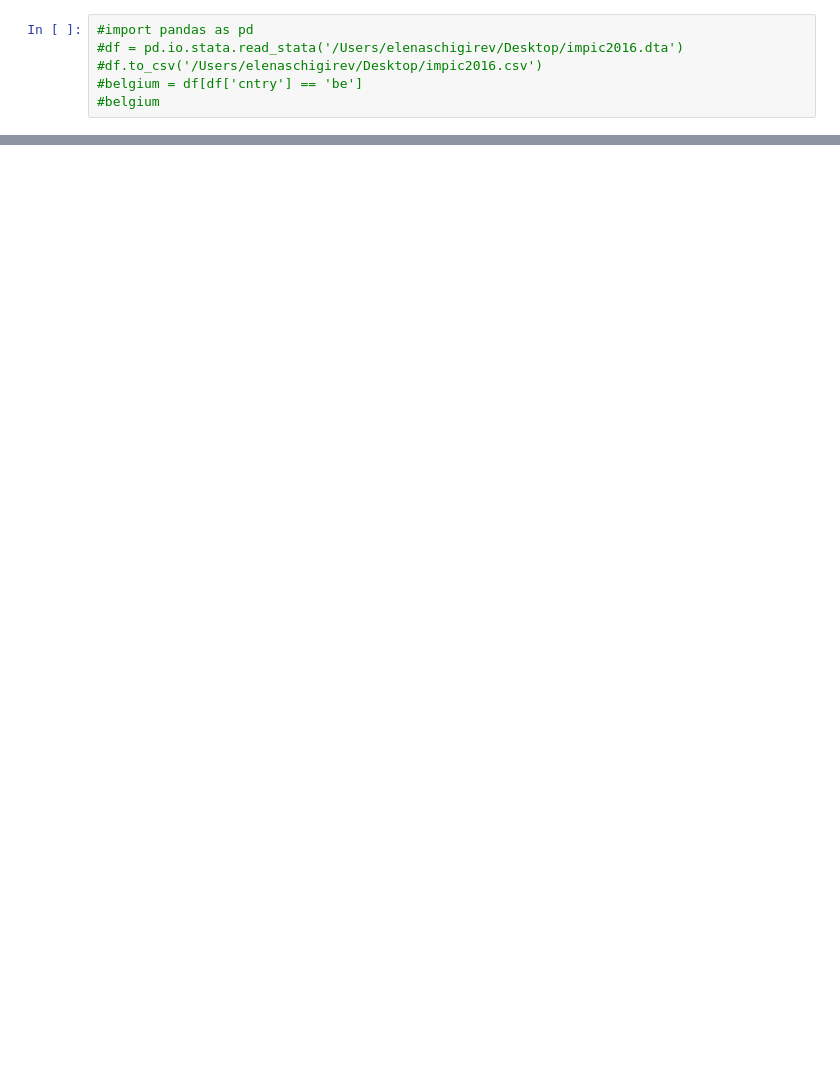
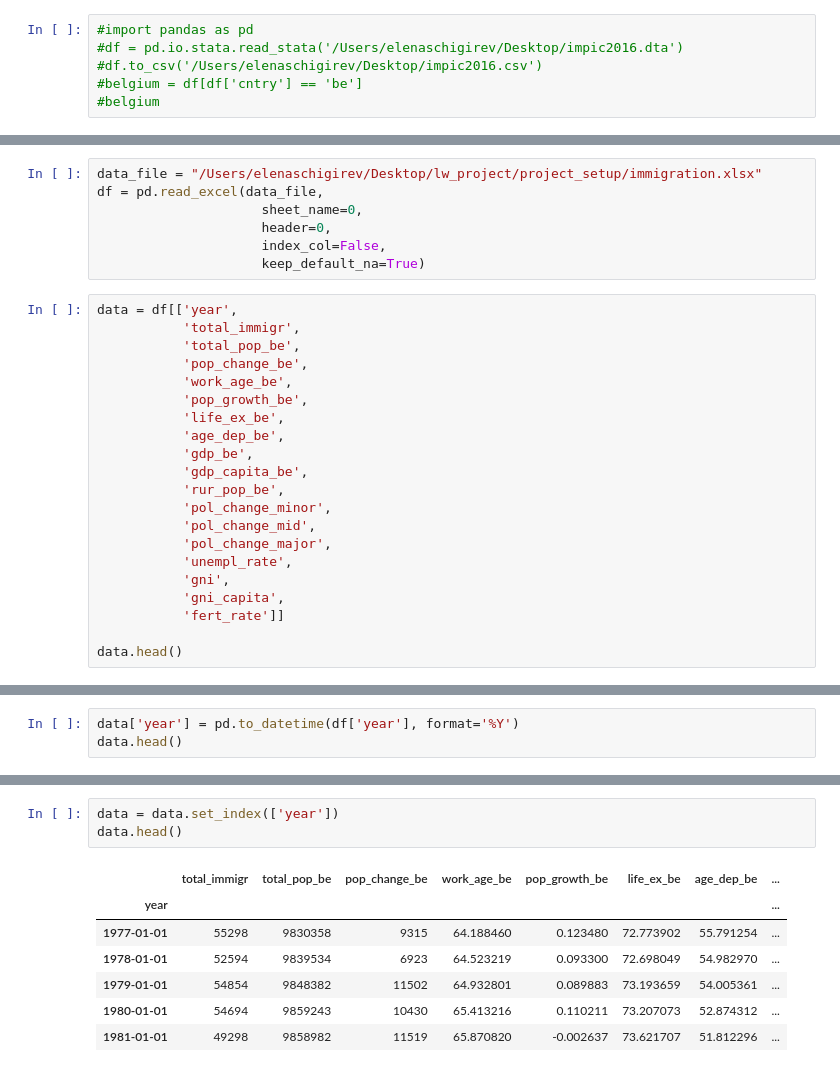
Before and after one commit to thibautdehem/whygration, a Jupyter notebook: whygration/test.ipynb, the cells around one changed output, grey strips where cells are left out. Cells and saved outputs as stored; diff of their text form; blank space fills up the shorter version.

```diff
--- a/whygration/test.ipynb
+++ b/whygration/test.ipynb
@@ -253,0 +383,28 @@ len(y)
+# %%
+data_file = "/Users/elenaschigirev/Desktop/lw_project/project_setup/immigration.xlsx"
+df = pd.read_excel(data_file,
+                     sheet_name=0,
+                     header=0,
+                     index_col=False,
+                     keep_default_na=True)
+# %%
+data = df[['year',
+           'total_immigr',
+           'total_pop_be',
+           'pop_change_be',
+           'work_age_be',
+           'pop_growth_be',
+           'life_ex_be',
+           'age_dep_be',
+           'gdp_be',
+           'gdp_capita_be',
+           'rur_pop_be',
+           'pol_change_minor',
+           'pol_change_mid',
+           'pol_change_major',
+           'unempl_rate',
+           'gni',
+           'gni_capita',
+           'fert_rate']]
+
+data.head()
@@ -253,0 +418,3 @@ len(y)
+# %%
+data['year'] = pd.to_datetime(df['year'], format='%Y')
+data.head()
@@ -253,0 +433,11 @@ len(y)
+# %%
+data = data.set_index(['year'])
+data.head()
+# %% [output]
+|  | total_immigr | total_pop_be | pop_change_be | work_age_be | pop_growth_be | life_ex_be | age_dep_be | ... |
+| year |  |  |  |  |  |  |  | ... |
+| 1977-01-01 | 55298 | 9830358 | 9315 | 64.188460 | 0.123480 | 72.773902 | 55.791254 | ... |
+| 1978-01-01 | 52594 | 9839534 | 6923 | 64.523219 | 0.093300 | 72.698049 | 54.982970 | ... |
+| 1979-01-01 | 54854 | 9848382 | 11502 | 64.932801 | 0.089883 | 73.193659 | 54.005361 | ... |
+| 1980-01-01 | 54694 | 9859243 | 10430 | 65.413216 | 0.110211 | 73.207073 | 52.874312 | ... |
+| 1981-01-01 | 49298 | 9858982 | 11519 | 65.870820 | -0.002637 | 73.621707 | 51.812296 | ... |
```
Also changed, not shown: parts of 82 cells of this notebook.
